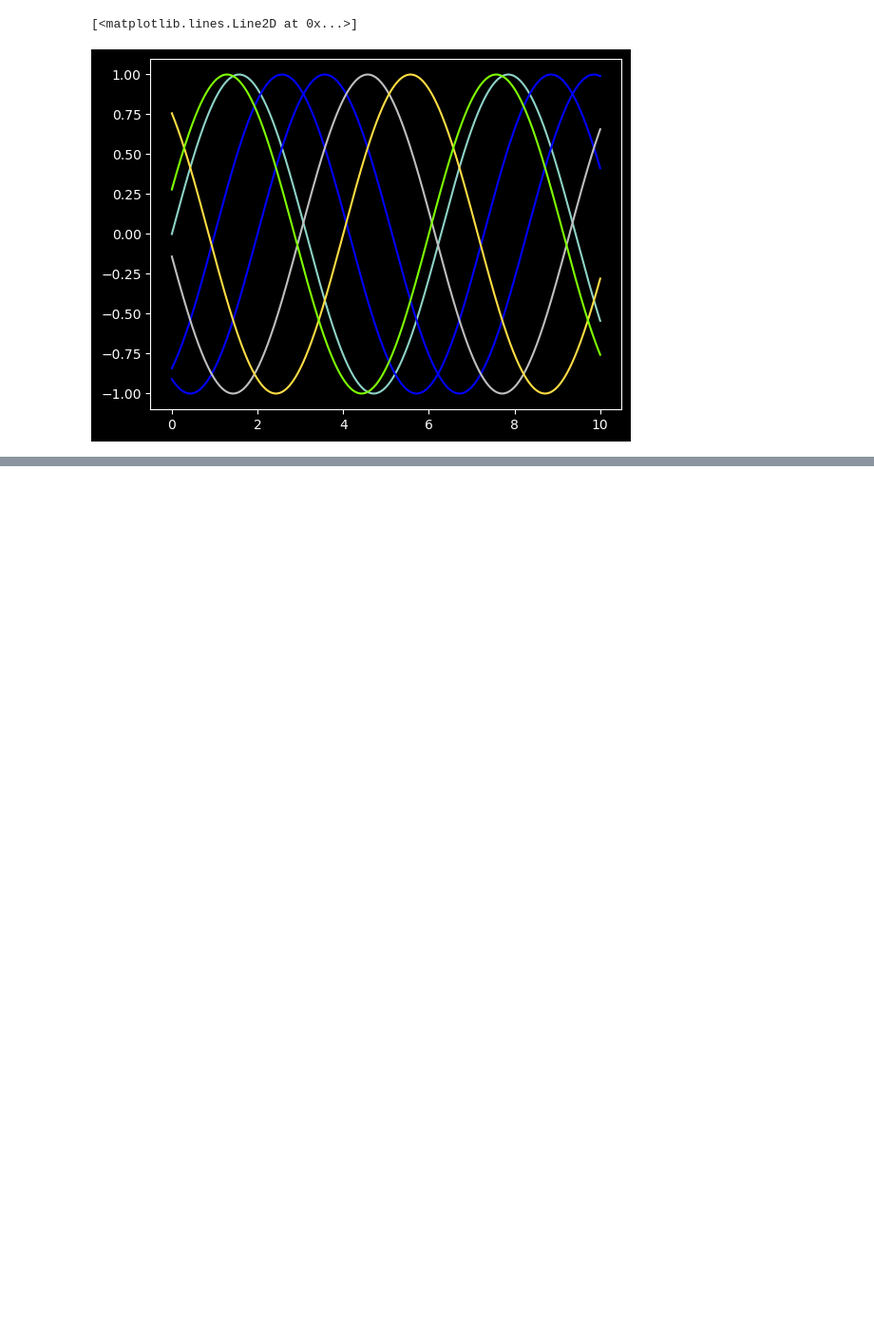
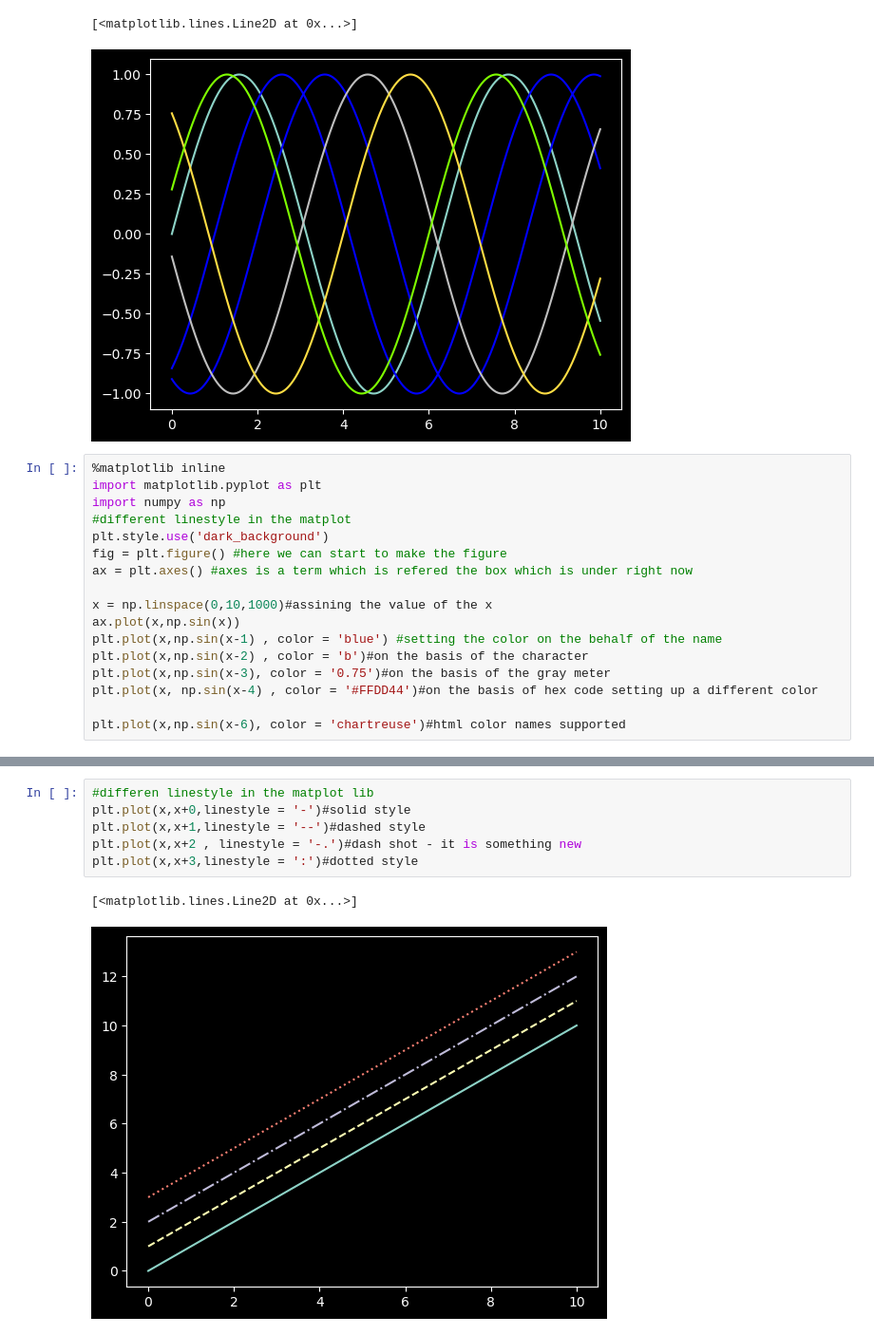
Before and after one commit to Venux09/Data_science_handbook_study, a Jupyter notebook: Matplotlib-data_science_handbook/simple_plots.ipynb, the cells around one changed output, grey strips where cells are left out. Shown at 95% size. Saved outputs shown, nothing was run; the diff lists cells and outputs as text; blank space fills up the shorter version.

Commit message:
add : simple plots, labels, legend, axis , x-y limits

```diff
--- a/Matplotlib-data_science_handbook/simple_plots.ipynb
+++ b/Matplotlib-data_science_handbook/simple_plots.ipynb
@@ -36,3 +36,20 @@ plt.plot(x,np.sin(x-6), color = 'chartreuse')#html color names supported
 # %% [output]
 [<matplotlib.lines.Line2D at 0x...>]
 [figure]
+# %%
+%matplotlib inline
+import matplotlib.pyplot as plt
+import numpy as np
+#different linestyle in the matplot
+plt.style.use('dark_background')
+fig = plt.figure() #here we can start to make the figure
+ax = plt.axes() #axes is a term which is refered the box which is under right now
+
+x = np.linspace(0,10,1000)#assining the value of the x
+ax.plot(x,np.sin(x))
+plt.plot(x,np.sin(x-1) , color = 'blue') #setting the color on the behalf of the name
+plt.plot(x,np.sin(x-2) , color = 'b')#on the basis of the character
+plt.plot(x,np.sin(x-3), color = '0.75')#on the basis of the gray meter
+plt.plot(x, np.sin(x-4) , color = '#FFDD44')#on the basis of hex code setting up a different color
+
+plt.plot(x,np.sin(x-6), color = 'chartreuse')#html color names supported
@@ -38,0 +59,9 @@ plt.plot(x,np.sin(x-6), color = 'chartreuse')#html color names supported
+# %%
+#differen linestyle in the matplot lib
+plt.plot(x,x+0,linestyle = '-')#solid style
+plt.plot(x,x+1,linestyle = '--')#dashed style
+plt.plot(x,x+2 , linestyle = '-.')#dash shot - it is something new
+plt.plot(x,x+3,linestyle = ':')#dotted style
+# %% [output]
+[<matplotlib.lines.Line2D at 0x...>]
+[figure, added]
```
Also changed, not shown: parts of 9 cells of this notebook, 1 other file.
